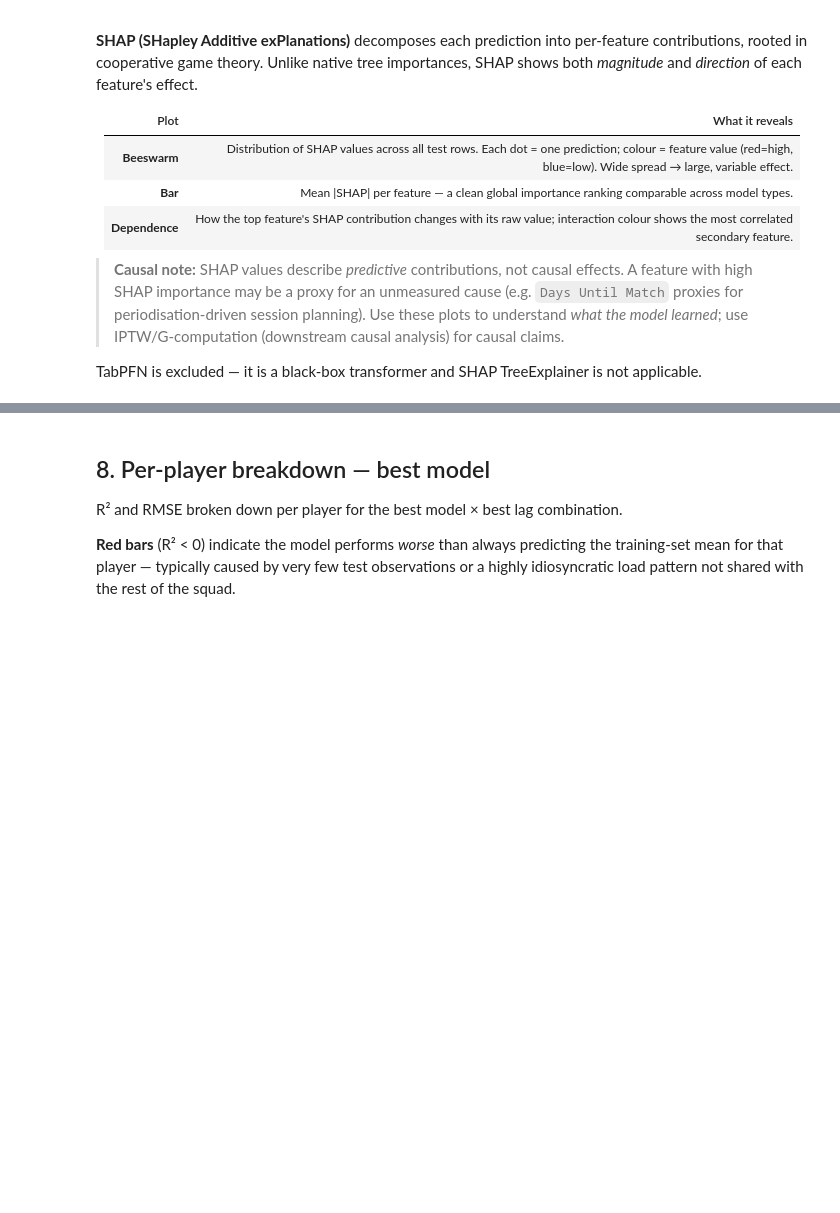
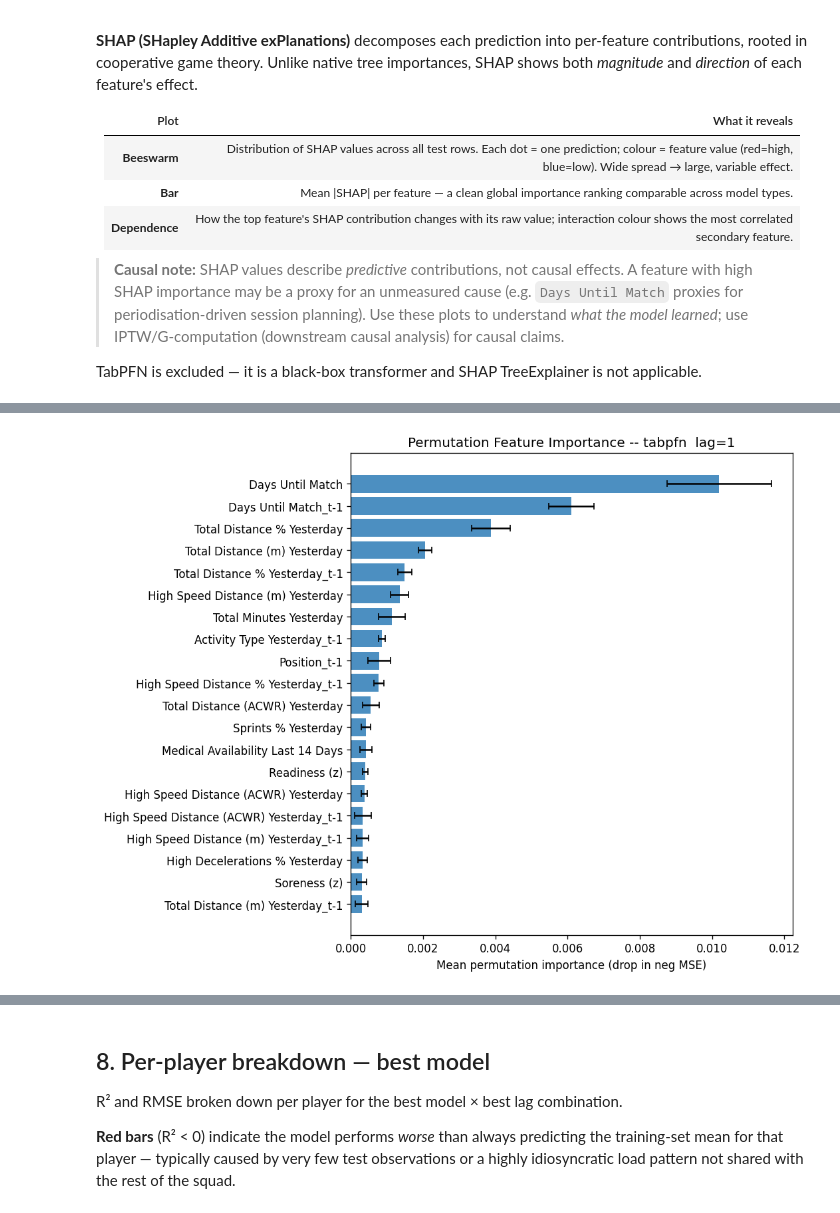
Before and after one commit to andreasgoethals/Readiness-To-Train, a Jupyter notebook: notebooks/2.2. Experiment2.ipynb, the cells around one changed output, grey strips where cells are left out. Cells and saved outputs as stored; diff of their text form; code cells hidden in the pictures; blank space fills up the shorter version.

```diff
--- a/notebooks/2.2. Experiment2.ipynb
+++ b/notebooks/2.2. Experiment2.ipynb
@@ -429,0 +449,80 @@ SHAP skipped: trained_model / X_train / X_test not in result dict for tabpfn. Ch
+# %%
+try:
+    import shap
+    shap_available = True
+except ImportError:
+    shap_available = False
+    print("SHAP not installed. Install with: pip install shap")
+
+shap_res = all_results[best_model][best_lag]
+trained  = shap_res.get('trained_model')
+X_train  = shap_res.get('X_train')
+X_test   = shap_res.get('X_test')
+feature_names = shap_res.get('feature_names', [])
+
+if trained is None or X_test is None:
+    print(f"Importance analysis skipped: trained_model or X_test not available for {best_model}.")
+elif best_model == 'tabpfn':
+    from sklearn.inspection import permutation_importance as sklearn_perm_imp
+    print(f"TabPFN detected -- using sklearn permutation importance (not SHAP).")
+    print(f"Computing permutation importance (10 repeats, {X_test.shape[0]} test samples)...")
+    y_test_shap = shap_res.get('y_test_true')
+    perm_result = sklearn_perm_imp(trained, X_test, y_test_shap,
+                                    n_repeats=10, random_state=42,
+                                    scoring='neg_mean_squared_error')
+    fn = feature_names if len(feature_names) == X_test.shape[1] else [f'f_{i}' for i in range(X_test.shape[1])]
+    perm_df = pd.DataFrame({
+        'feature': fn,
+        'importance_mean': perm_result.importances_mean,
+        'importance_std':  perm_result.importances_std,
+    }).sort_values('importance_mean', ascending=False)
+    top_n = min(20, len(perm_df))
+    top = perm_df.head(top_n)
+    fig, ax = plt.subplots(figsize=(9, 7))
+    ax.barh(top['feature'][::-1], top['importance_mean'][::-1],
+            xerr=top['importance_std'][::-1],
+            color='#2c7bb6', alpha=0.85,
+            error_kw=dict(ecolor='black', capsize=3))
+    ax.set_xlabel('Mean permutation importance (drop in neg MSE)')
+    ax.set_title(f'Permutation Feature Importance -- {best_model}  lag={best_lag}')
+    plt.tight_layout()
+    plt.show()
+    print("Top 10 features by permutation importance:")
+    print(perm_df.head(10).to_string(index=False))
+elif shap_available:
+    feature_names_shap = (list(X_test.columns)
+                         if hasattr(X_test, 'columns')
+                         else feature_names)
+    if best_model in ('xgboost', 'catboost'):
+        explainer   = shap.TreeExplainer(trained)
+        shap_values = explainer.shap_values(X_test)
+    else:
+        explainer   = shap.LinearExplainer(trained, X_train)
+        shap_values = explainer.shap_values(X_test)
+    print("Beeswarm: each dot = one test observation")
+    shap.summary_plot(shap_values, X_test,
+                      feature_names=feature_names_shap,
+                      show=False, max_display=20)
+    plt.title(f'SHAP Beeswarm -- {best_model}  lag={best_lag}')
+    plt.tight_layout()
+    plt.show()
+    print("Bar: mean absolute SHAP value")
+    shap.summary_plot(shap_values, X_test,
+                      feature_names=feature_names_shap,
+                      plot_type='bar', show=False, max_display=20)
+    plt.title(f'SHAP Mean |SHAP| -- {best_model}  lag={best_lag}')
+    plt.tight_layout()
+    plt.show()
+    imp_vals = np.abs(shap_values).mean(axis=0)
+    top_idx  = int(np.argmax(imp_vals))
+    top_name = (feature_names_shap[top_idx]
+                if top_idx < len(feature_names_shap) else str(top_idx))
+    print(f"Dependence plot for top feature: '{top_name}'")
+    shap.dependence_plot(top_idx, shap_values, X_test,
+                         feature_names=feature_names_shap, show=False)
+    plt.title(f'SHAP Dependence: {top_name}')
+    plt.tight_layout()
+    plt.show()
+else:
+    print("SHAP not available and model is not TabPFN.")
+# %% [output]
@@ -429,0 +531 @@ SHAP skipped: trained_model / X_train / X_test not in result dict for tabpfn. Ch
+[figure, added]
```
Also changed, not shown: parts of 3 cells of this notebook, 10 other files.
